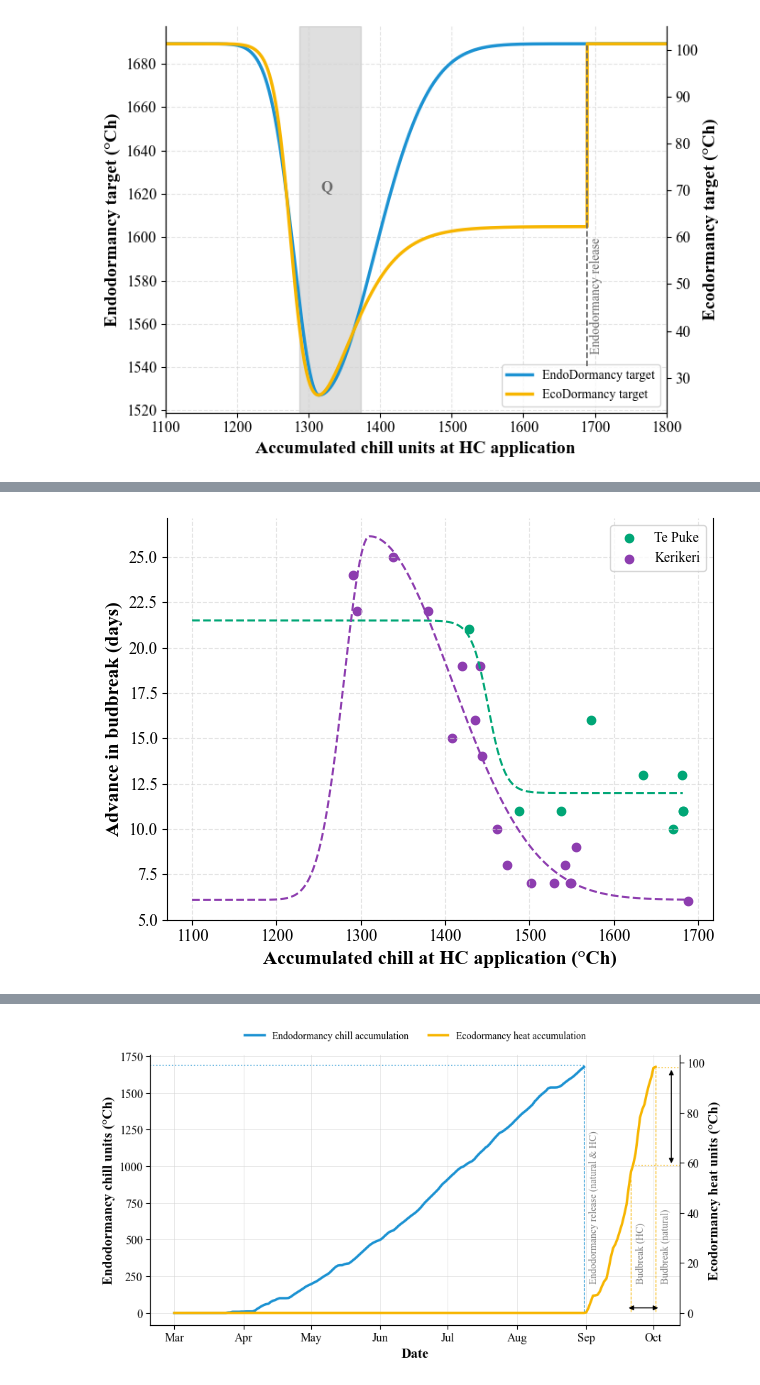
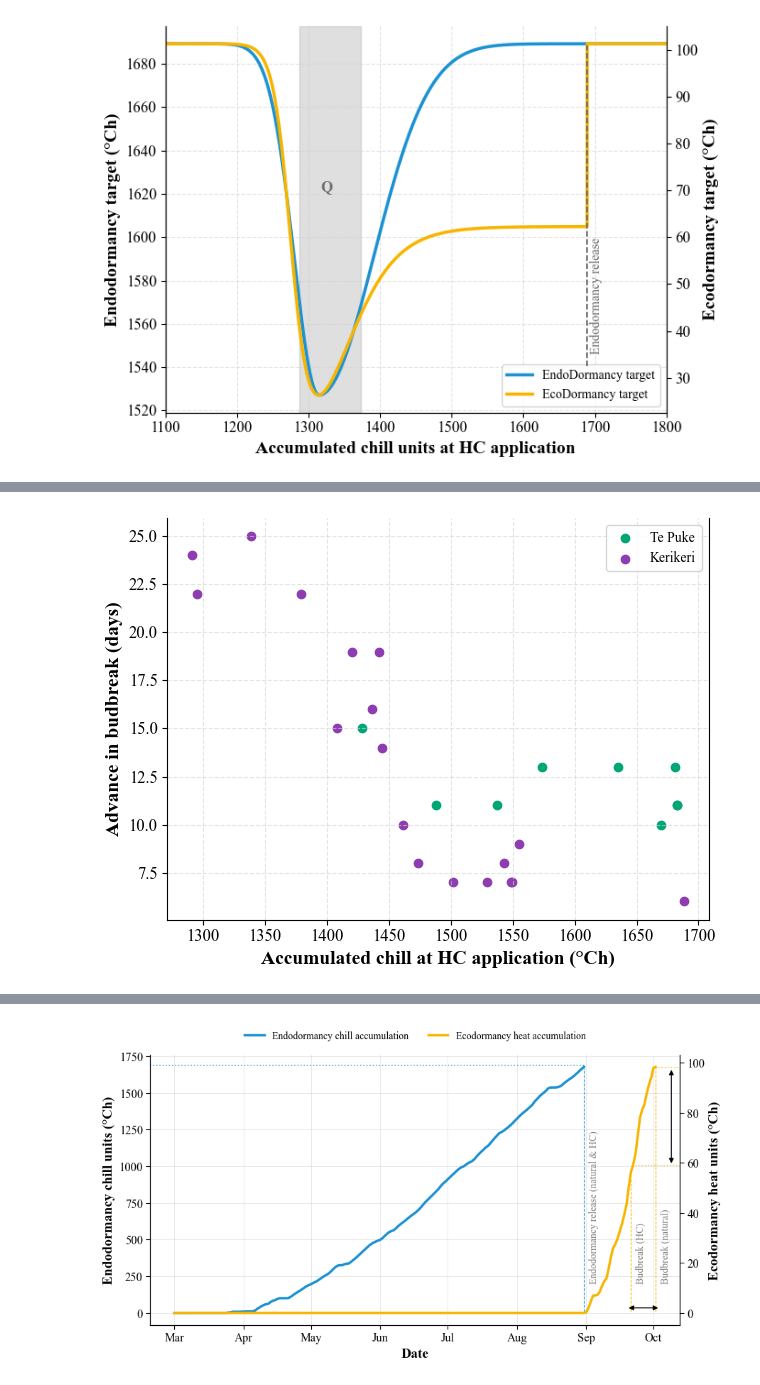
Before and after one commit to Niloofar-Sh/PlayGround, a Jupyter notebook: HC Dormancy Paper Figures.ipynb, the cells around one changed output, grey strips where cells are left out. Drawn from its saved outputs; the diff is of its cells as text; code cells hidden in the pictures.

```diff
--- a/HC Dormancy Paper Figures.ipynb
+++ b/HC Dormancy Paper Figures.ipynb
@@ -563,15 +583,15 @@ def progression_end_doy(
 
 BBHC_doy = progression_end_doy(Report, ChillingAtHC, BudBurstDOY_HC, BBHC_id, ObservedBBHC_unique['Clock.Today.Year'])
 
-info_dict_BBHC = pd.DataFrame({'id':[i for i in BBHC_id]+[73,74,75,76],
-                'treatment':['HC' for i in BBHC_id]+['HC','HC','HC','HC'],
-                'loc':[i for i in ObservedBBHC_unique['Location']]+['Te Puke','Te Puke','Te Puke','Te Puke'],
-                'year':[i for i in ObservedBBHC_unique['Clock.Today.Year']]+[2015,2015,2015,2015],
+info_dict_BBHC = pd.DataFrame({'id':[i for i in BBHC_id],
+                'treatment':['HC' for i in BBHC_id],
+                'loc':[i for i in ObservedBBHC_unique['Location']],
+                'year':[i for i in ObservedBBHC_unique['Clock.Today.Year']],
                 # Manually deactivaing the HC application in APSIM simulations to get the natural BudBurstDOY
-                'BudBurstDOY':[285,278,278,281,281,281,281,281,266,266,291,291,291,272,272,291,291,275,270,284,284,283,286,276,276,276,276],
-                'BudBurstDOY_HC':[i for i in BBHC_doy['BudBurstDOY_HC']]+[255,260,265,265],
-                'chillingAtHC':[i for i in BBHC_doy['chillingAtHC']]+[1428,1573,1682,1682],
-                'SimulationName':[i for i in BBHC_doy['SimulationName']]+['HaywardTPBBHCT1','HaywardTPBBHCT2','HaywardTPBBHCT3','HaywardTPBBHCT4']})
+                'BudBurstDOY':[285,278,278,281,281,281,281,281,276,276,276,276,266,266,291,291,291,272,272,291,291,275,270,284,284,283,286],
+                'BudBurstDOY_HC':[i for i in BBHC_doy['BudBurstDOY_HC']],
+                'chillingAtHC':[i for i in BBHC_doy['chillingAtHC']],
+                'SimulationName':[i for i in BBHC_doy['SimulationName']]})
 
 
 
@@ -587,34 +607,34 @@ y_tp = info_dict_BBHC_TP['BudBurstDOY']-info_dict_BBHC_TP['BudBurstDOY_HC']
 bounds_A = ([10, 14, 0, 1300],
             [13, 21.5, 0.1, 1800])
 popt_A, _ = curve_fit(reverse_sigmoid, x_tp, y_tp, bounds=bounds_A, maxfev=20000)
 x_tp_fit = np.linspace(1100, x_tp.max(), 200)
 y_tp_fit = reverse_sigmoid(x_tp_fit, popt_A[0], popt_A[1], popt_A[2], popt_A[3])
-plt.plot(x_tp_fit,y_tp_fit,'--', color=color3)
+# plt.plot(x_tp_fit,y_tp_fit,'--', color=color3)
 
 
 x_kk = info_dict_BBHC_KK['chillingAtHC']
 y_kk = info_dict_BBHC_KK['BudBurstDOY']-info_dict_BBHC_KK['BudBurstDOY_HC']
 bounds_B = ([-22, 1250,  25,  90, 5],
             [-18, 1320, 30, 100, 8])
 popt_B, _ = curve_fit(asym_gauss, x_kk, y_kk, bounds=bounds_B, maxfev=20000)
 x_kk_fit = np.linspace(1100, x_kk.max(), 300)
 y_kk_fit = asym_gauss(x_kk_fit, popt_B[0], popt_B[1], popt_B[2], popt_B[3], popt_B[4])
-plt.plot(x_kk_fit,y_kk_fit,'--', color=color4)
+# plt.plot(x_kk_fit,y_kk_fit,'--', color=color4)
 
 
 plt.scatter(x=info_dict_BBHC_TP['chillingAtHC'], y=info_dict_BBHC_TP['BudBurstDOY']-info_dict_BBHC_TP['BudBurstDOY_HC'],label='Te Puke', color=color3)
 plt.scatter(x=info_dict_BBHC_KK['chillingAtHC'], y=info_dict_BBHC_KK['BudBurstDOY']-info_dict_BBHC_KK['BudBurstDOY_HC'], label='Kerikeri', color=color4)
 plt.legend(prop=font_legend, loc='upper right')
 plt.ylabel('Advance in budbreak (days)', font=font_tick, fontsize=14, fontweight="bold")
 plt.xlabel('Accumulated chill at HC application (°Ch)', font=font_tick, fontsize=14, fontweight="bold")
 
 plt.xticks(fontproperties=font_tick)
 plt.yticks(fontproperties=font_tick)
 plt.gca().spines['top'].set_visible(False)
 plt.tight_layout()
 plt.grid(color="lightgray", linestyle="--", linewidth=0.8, alpha=0.6)
 plt.savefig("C:/Users/HRANFS/Documents/Hayward HC paper 2026/photo bin/advanceDaysBB.png", dpi=600, bbox_inches='tight')
 plt.show()
 # %% [output]
-[figure, old version]
+[figure, new version]
 # %%
```
Also changed, not shown: parts of 21 cells of this notebook, 3 other files.
